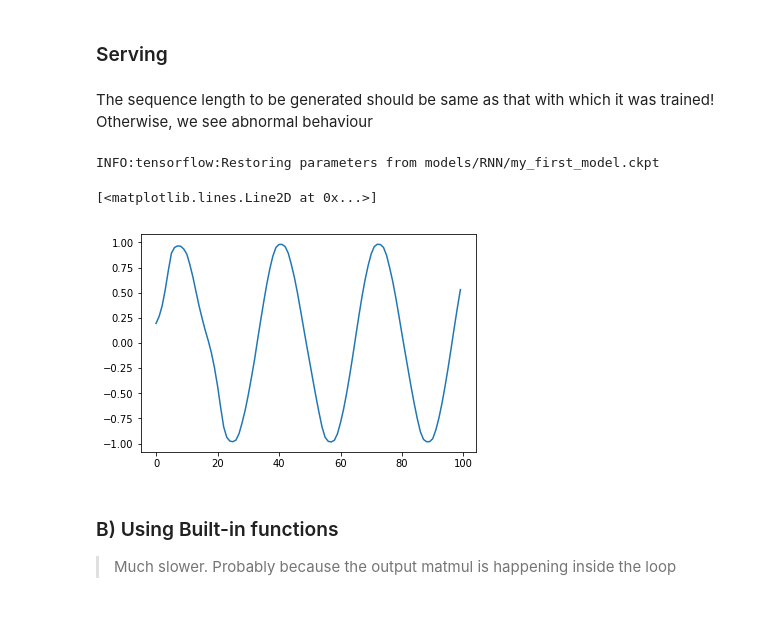
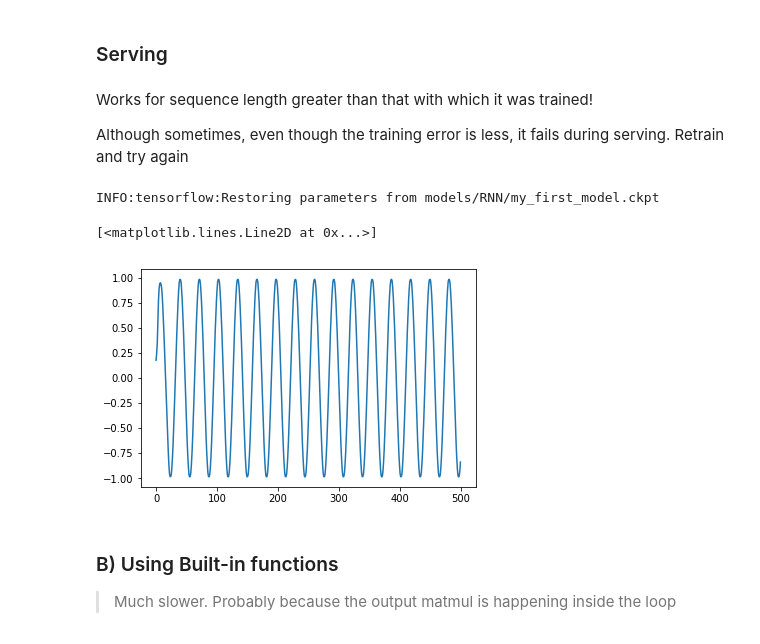
Before and after one commit to as641651/TensorFlowDocker, a Jupyter notebook: exercise/18_VanillaRNN_Manually_coded.ipynb, the cells around one changed output. Drawn from its saved outputs; the diff is of its cells as text; code cells hidden in the pictures.

```diff
--- a/exercise/18_VanillaRNN_Manually_coded.ipynb
+++ b/exercise/18_VanillaRNN_Manually_coded.ipynb
@@ -199,14 +199,16 @@ INFO:tensorflow:Restoring parameters from models/RNN/my_first_model.ckpt
 # %% [markdown]
 ### Serving
-# %% [markdown]
-The sequence length to be generated should be same as that with which it was trained! Otherwise, we see abnormal behaviour
+# %% [markdown]
+Works for sequence length greater than that with which it was trained!
+
+Although sometimes, even though the training error is less, it fails during serving. Retrain and try again
 # %%
 h = tf.zeros((1,HIDDEN)) #Initial hidden state
 x = tf.constant([[0.1]],dtype=tf.float32)
 W_d = tf.get_collection(tf.GraphKeys.GLOBAL_VARIABLES,scope='dense/kernel:0')[0]
 b_d = tf.get_collection(tf.GraphKeys.GLOBAL_VARIABLES,scope='dense/bias:0')[0]
 out = []
-for i in range(SEQ):
+for i in range(500):
     with tf.variable_scope("RNN"):
         h_next = RNNCell(x,h)
         x = tf.tanh(tf.add(tf.matmul(h_next,W_d),b_d))
@@ -219,11 +221,11 @@ with tf.Session() as sess:
 # %% [output]
 INFO:tensorflow:Restoring parameters from models/RNN/my_first_model.ckpt
 # %%
-o = np.array(o).reshape(SEQ)
+o = np.array(o).reshape(500)
 plt.plot(o)
 # %% [output]
 [<matplotlib.lines.Line2D at 0x...>]
-[figure, old version]
+[figure, new version]
 # %% [markdown]
 ### B) Using Built-in functions
 
```
Also changed, not shown: parts of 5 cells of this notebook, 1 other file.
